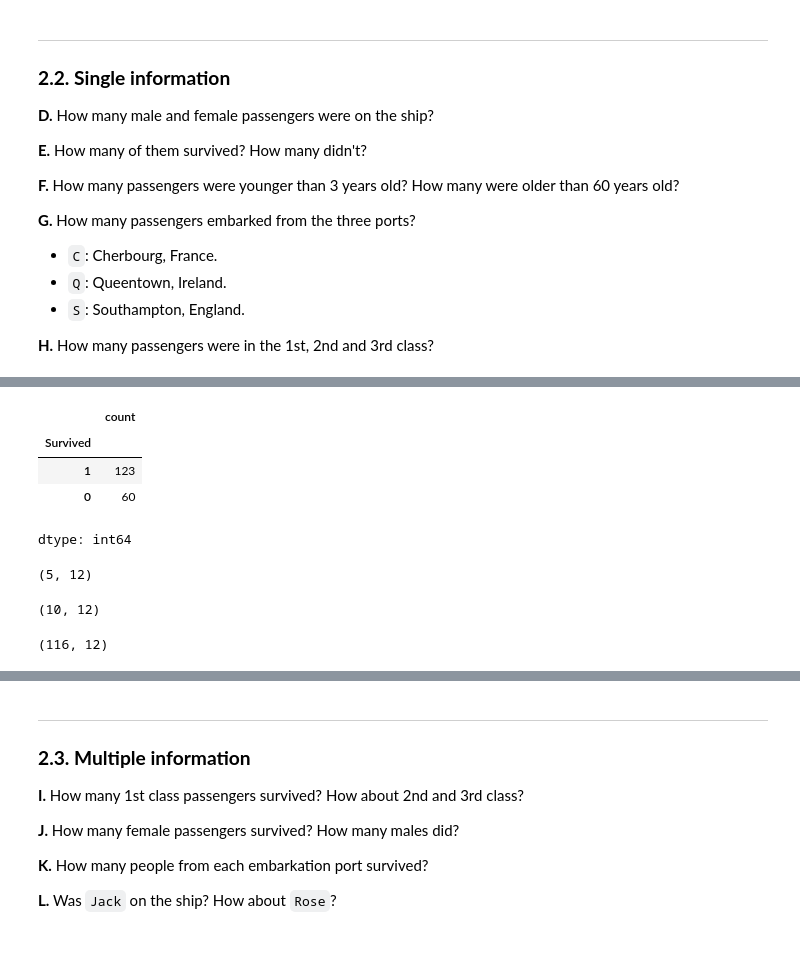
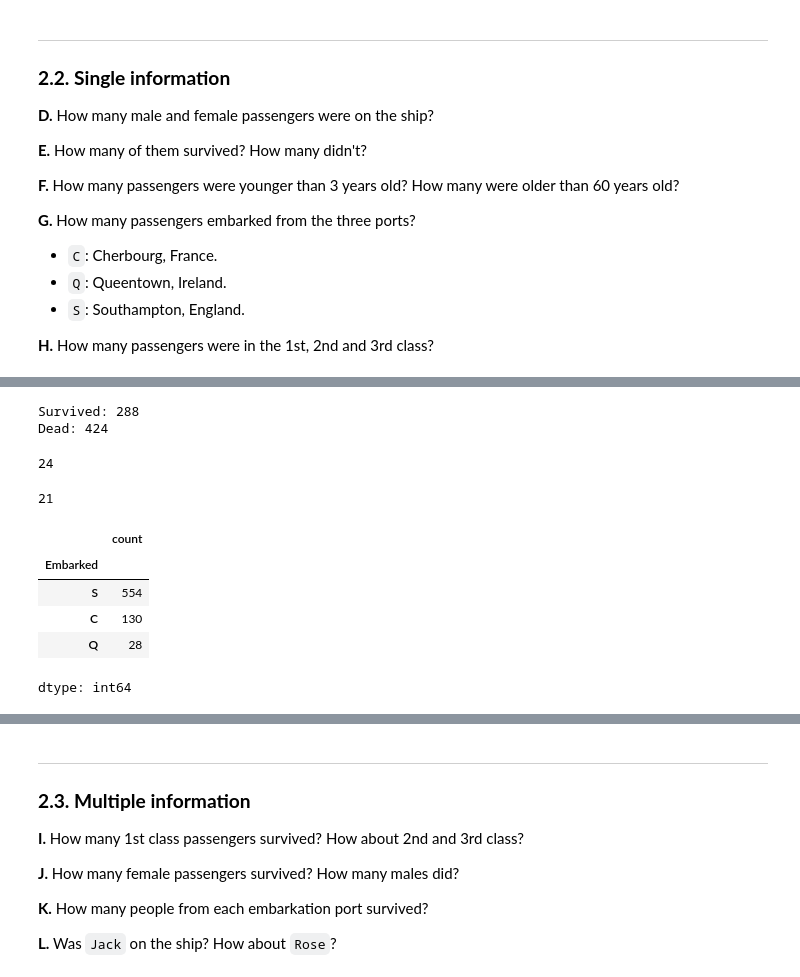
Before and after one commit to SuosSovanrith/DataAnalysisI, a Jupyter notebook: Lab1_SuosSovanrith.ipynb, the cells around one changed output, grey strips where cells are left out. Cells and saved outputs as stored; diff of their text form; code cells hidden in the pictures; blank space fills up the shorter version.

```diff
--- a/Lab1_SuosSovanrith.ipynb
+++ b/Lab1_SuosSovanrith.ipynb
@@ -207,33 +194,33 @@ data[['Sex']].value_counts()
 dtype: int64
 # %%
 # E. How many of them survived? How many didn't?
-data[['Survived']].value_counts()
+print("Survived:", (data['Survived'] == 1).sum())
+print("Dead:", (data['Survived'] == 0).sum())
 # %% [output]
-|  | count |
-| Survived |  |
-| 1 | 123 |
-| 0 | 60 |
-dtype: int64
+Survived: 288
+Dead: 424
 # %%
 # F. How many passengers were younger than 3 years old?
-data.query('Age < 3').shape
+data.query('Age < 3').shape[0]
 # %% [output]
-(5, 12)
+24
 # %%
 # F. How many were older than 60 years old
-data.query('Age > 60').shape
+data.query('Age > 60').shape[0]
 # %% [output]
-(10, 12)
+21
 # %%
 # G. How many passengers embarked from the three ports?
-
     # C: Cherbourg, France.
-data.query('Embarked == "C"').shape
     # Q: Queentown, Ireland.
-data.query('Embarked == "Q"').shape
     # S: Southampton, England.
-data.query('Embarked == "S"').shape
+data['Embarked'].value_counts()
 # %% [output]
+|  | count |
+| Embarked |  |
+| S | 554 |
+| C | 130 |
+| Q | 28 |
-(116, 12)
+dtype: int64
 # %%
 # H. How many passengers were in the 1st, 2nd and 3rd class?
```
Also changed, not shown: parts of 9 cells of this notebook.
